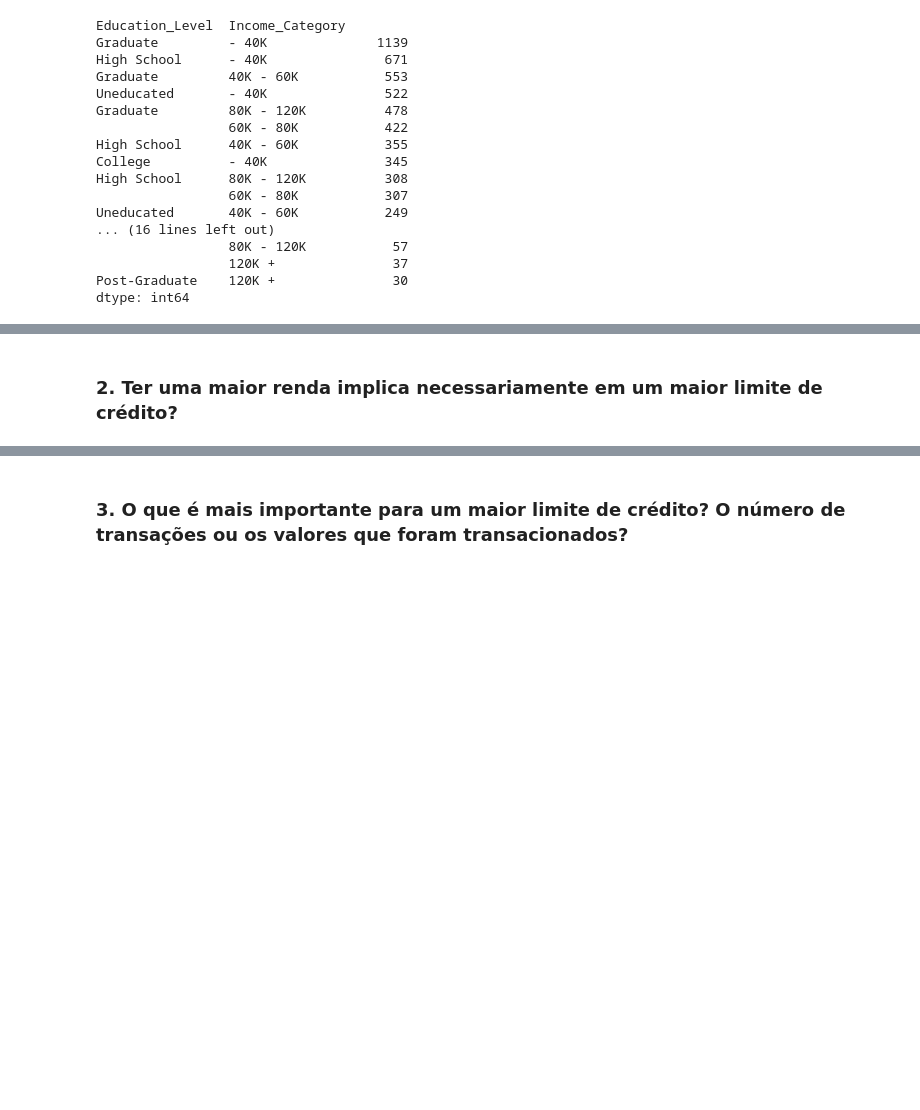
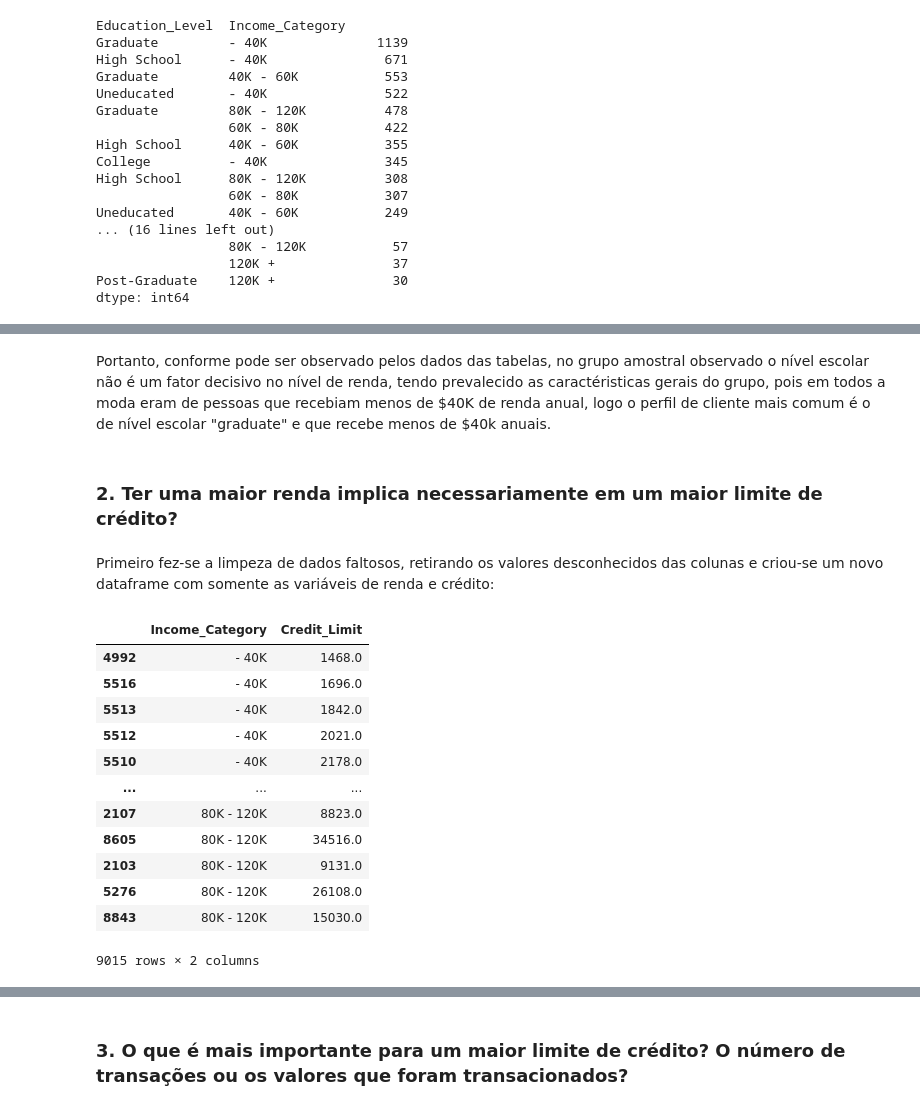
Before and after one commit to pedroernesto00/-CK0223---Mineracao-de-Dados---Trabalho-Final, a Jupyter notebook: Checkpoint #2 - Análise Exploratória dos Dados.ipynb, the cells around one changed output, grey strips where cells are left out. Drawn from its saved outputs; the diff is of its cells as text; code cells hidden in the pictures; blank space fills up the shorter version.

```diff
--- a/Checkpoint #2 - Análise Exploratória dos Dados.ipynb
+++ b/Checkpoint #2 - Análise Exploratória dos Dados.ipynb
@@ -246,2 +294,25 @@ dtype: int64
+# %% [markdown]
+Portanto, conforme pode ser observado pelos dados das tabelas, no grupo amostral observado o nível escolar não é um fator decisivo no nível de renda, tendo prevalecido as caractéristicas gerais do grupo, pois em todos a moda eram de pessoas que recebiam menos de \$40K de renda anual, logo o perfil de cliente mais comum é o de nível escolar "graduate" e que recebe menos de $40k anuais.
 # %% [markdown]
 ### 2. Ter uma maior renda implica necessariamente em um maior limite de crédito?
+# %% [markdown]
+Primeiro fez-se a limpeza de dados faltosos, retirando os valores desconhecidos das colunas e criou-se um novo dataframe com somente as variáveis de renda e crédito:
+# %%
+income_df = df.drop(df[df['Income_Category'] == 'Unknown'].index)
+income_df = income_df.drop(income_df[income_df['Credit_Limit'] == 'Unknown'].index)
+income_df = income_df[['Income_Category', 'Credit_Limit']].sort_values(by=['Income_Category'])
+income_df
+# %% [output]
+|  | Income_Category | Credit_Limit |
+| 4992 | - 40K | 1468.0 |
+| 5516 | - 40K | 1696.0 |
+| 5513 | - 40K | 1842.0 |
+| 5512 | - 40K | 2021.0 |
+| 5510 | - 40K | 2178.0 |
+| ... | ... | ... |
+| 2107 | 80K - 120K | 8823.0 |
+| 8605 | 80K - 120K | 34516.0 |
+| 2103 | 80K - 120K | 9131.0 |
+| 5276 | 80K - 120K | 26108.0 |
+| 8843 | 80K - 120K | 15030.0 |
+9015 rows × 2 columns
```
Also changed, not shown: parts of 44 cells of this notebook.
